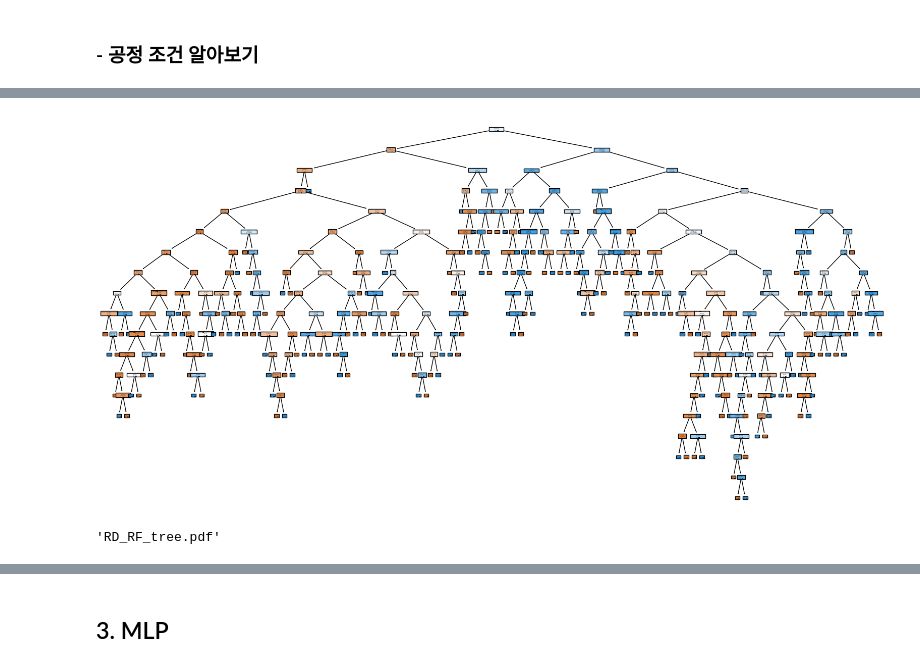
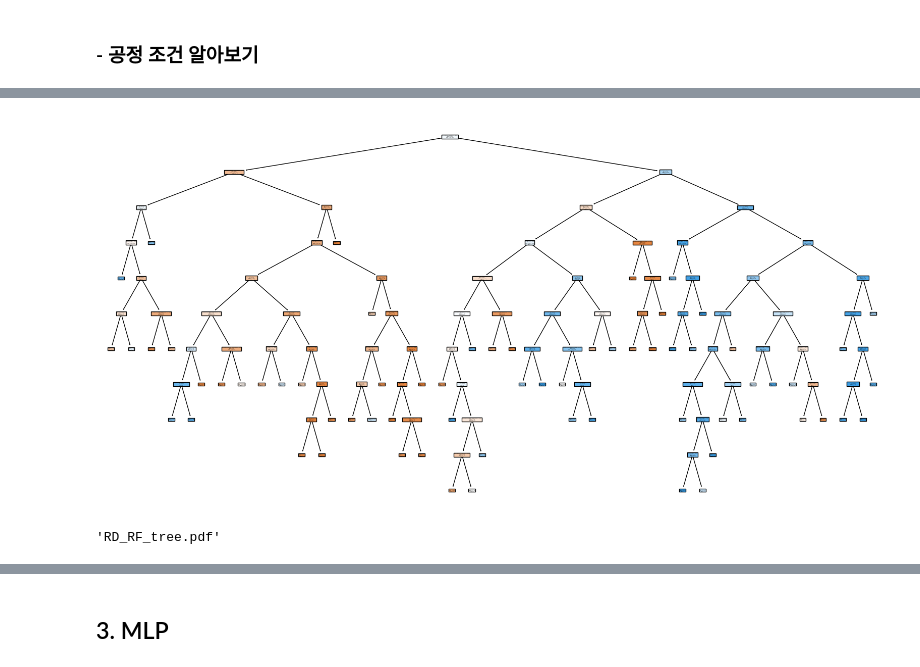
Before and after one commit to gmlwlswls/LGD_anomaly_detection, a Jupyter notebook: 01. 모델링/model_L.RD.ipynb, the cells around one changed output, grey strips where cells are left out. Cells and saved outputs as stored; diff of their text form; code cells hidden in the pictures.

```diff
--- a/01. 모델링/model_L.RD.ipynb
+++ b/01. 모델링/model_L.RD.ipynb
@@ -236,11 +236,11 @@ feat_importance_df = pd.DataFrame({
   'importance' : best_rd_clf.feature_importances_
 })
 
-PCA_feat_importance_17 = feat_importance_df.sort_values(by= 'importance', ascending= False)[:17]
-# print(PCA_feat_importance_17)
+rf_feat_importance_17 = feat_importance_df.sort_values(by= 'importance', ascending= False)[:17]
+# print(rf_feat_importance_17)
 
-sns.barplot(x= PCA_feat_importance_17['importance'],
-            y= PCA_feat_importance_17['feature'])
+sns.barplot(x= rf_feat_importance_17['importance'],
+            y= rf_feat_importance_17['feature'])
 plt.show()
 # %% [output]
 [figure]
@@ -370,0 +422,19 @@ print(xgb_feat_importance_17)
+# %%
+# min_samples_split vs min_samples_leaf
+# min_samples_split = 6, min_samples_leaf가 4
+# : 6개의 sample로 Node에 개별 클래스 값이 각각 3개씩 들어가 있으면 min_samples_leaf의 최소 갯수가 4개이기 때문에 leaf node로 만들수 없어서 분할하지 못합
+# 수만개의 데이터는 아니라 중간 정도 사이즈의 데이터셋 > min_samples_split, leaf가 작은 데이터셋에서 추천되는 정도로 교차 검증 수행
+
+
+params = {
+    'n_estimators' : [100, 300, 500],
+    'max_depth' : [5, 10, 20],
+    'min_samples_split' : [10],
+    'min_samples_leaf' : [10]
+}
+
+estimator = RandomForestClassifier(random_state= 42)
+grid_cv = GridSearchCV(estimator= estimator, param_grid= params, cv= 5)
+grid_cv.fit(X_train, y_train)
+
+print(grid_cv.best_params_) #
@@ -370,0 +443,7 @@ print(xgb_feat_importance_17)
+# %%
+best_rd_clf = grid_cv.best_estimator_
+best_rd_clf.fit(X_train, y_train)
+
+imp_rd_preds = best_rd_clf.predict(X_test)
+
+print('test 재현율 :', recall_score(y_test, imp_rd_preds)) # 79.8% > 78.9% : min파라미터라미터
@@ -371,21 +480,25 @@ print(xgb_feat_importance_17)
 # %%
+# ROOF.HEATING.Zone.1.1JIC31101.PV ≤ 0.458 : 트리의 최상위 분류에 가장 먼저 사용된 변수로 가장 큰 영향을 미침
+# bgm_predict_proba_0 <=0 조건 없앨 떄까지 min 파라미터 조정
+
+
 from sklearn.tree import plot_tree, export_graphviz
 import graphviz
 
 plt.figure(figsize=(20, 10))
-plot_tree(best_rd_clf[0], feature_names=X_train.columns, class_names=['불량', '양품'], filled=True)
+plot_tree(best_rd_clf[0], feature_names=X_train.columns, class_names=['1', '0'], filled=True)
 plt.show()
 
 # 그래프 저장 (Graphviz)
 dot_data = export_graphviz(best_rd_clf[0], out_file=None,
                            feature_names=X_train.columns,
-                           class_names=['불량', '양품'],
+                           class_names=['1', '0'],
                            fontname="Malgun Gothic",
                            filled=True, rounded=True, special_characters=True)
 graph = graphviz.Source(dot_data)
-graph.render("RD_RF_tree")  # decision_tree.pdf로 저장
+graph.render("RD_RF_tree")  # RD_RF.pdf로 저장
 # %% [output]
-[figure, old version]
+[figure, new version]
 'RD_RF_tree.pdf'
 # %%
 # 트리 시각화
```
Also changed, not shown: parts of 23 cells of this notebook, 20 other files.
